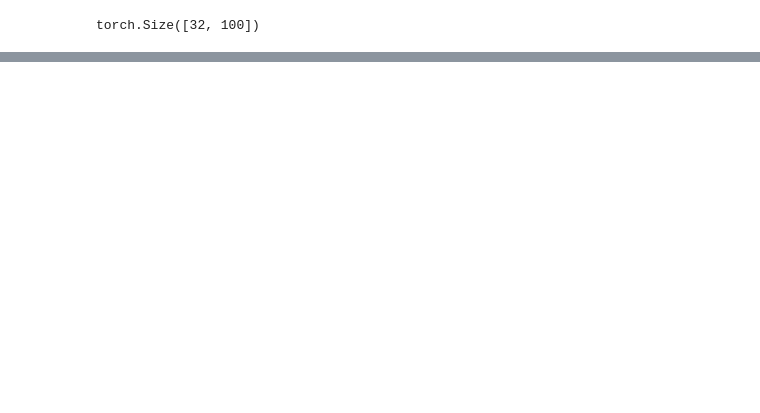
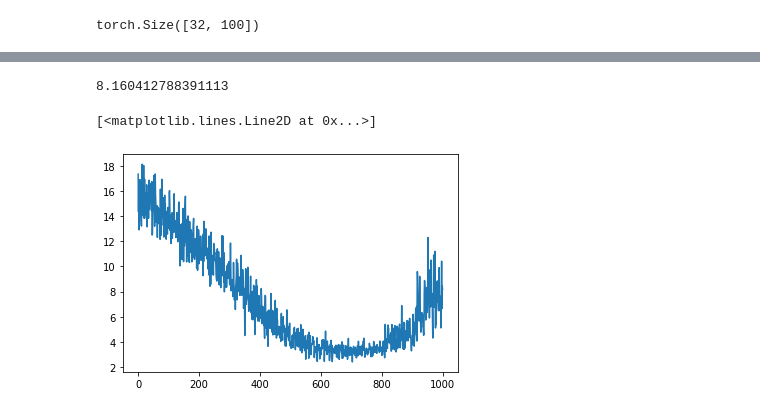
Before and after one commit to vithushanms/makemore-language-model, a Jupyter notebook: [Language_Models]_makemore_MLP.ipynb, the cells around one changed output, grey strips where cells are left out. Drawn from its saved outputs; the diff is of its cells as text; code cells hidden in the pictures; blank space fills up the shorter version.

```diff
--- a/[Language_Models]_makemore_MLP.ipynb
+++ b/[Language_Models]_makemore_MLP.ipynb
@@ -133,0 +324,12 @@ torch.Size([32, 100])
+# %%
+g = torch.Generator().manual_seed(2147483647)
+C = torch.randn(27,2, requires_grad=True)
+W1 = torch.randn((6, 100), generator=g, requires_grad=True)
+b1 = torch.randn(100, generator=g, requires_grad=True)
+W2 = torch.randn((100, 27), generator=g, requires_grad=True)
+b2 = torch.randn(27, generator=g, requires_grad=True)
+parameters = [C, W1, b1, W2, b2]
+# %%
+lre = torch.linspace(-3, 0, 1000)
+lrs = 10**lre
+lrs
@@ -133,0 +354,38 @@ torch.Size([32, 100])
+# %%
+stepi = []
+lossi = []
+lri = []
+for i in range(1000):
+
+  # minibatch construct
+  ix = torch.randint(0, X.shape[0], (32,))
+
+  # forward pass
+  emb = C[X[ix]]
+  feed = emb.view(-1, 6);
+  h = torch.tanh(feed @ W1 + b1)
+  logits = h @ W2 + b2
+  loss = F.cross_entropy(logits, Y[ix])
+
+  # backward pass
+  for p in parameters:
+    p.grad = None
+  loss.backward()
+
+  # update
+  lr = lrs[i]
+  for p in parameters:
+    p.data += -lr * p.grad
+
+  lri.append(lre[i])
+  stepi.append(i)
+  lossi.append(loss.item())
+
+print(loss.item())
+# %% [output]
+8.160412788391113
+# %%
+plt.plot(stepi, lossi)
+# %% [output]
+[<matplotlib.lines.Line2D at 0x...>]
+[figure, added]
```
Also changed, not shown: parts of 44 cells of this notebook.
